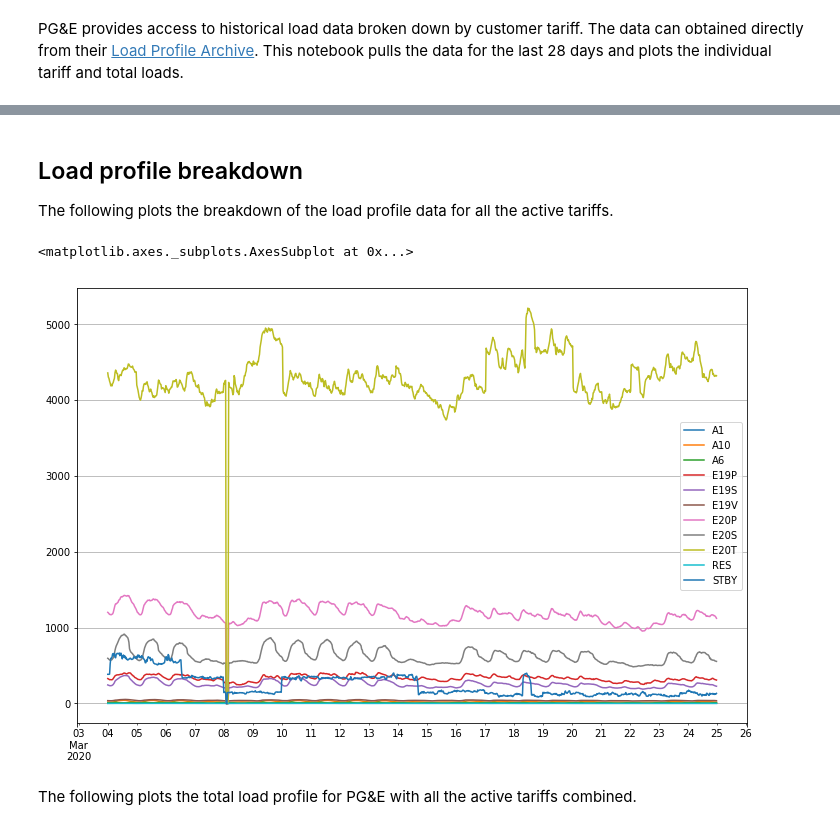
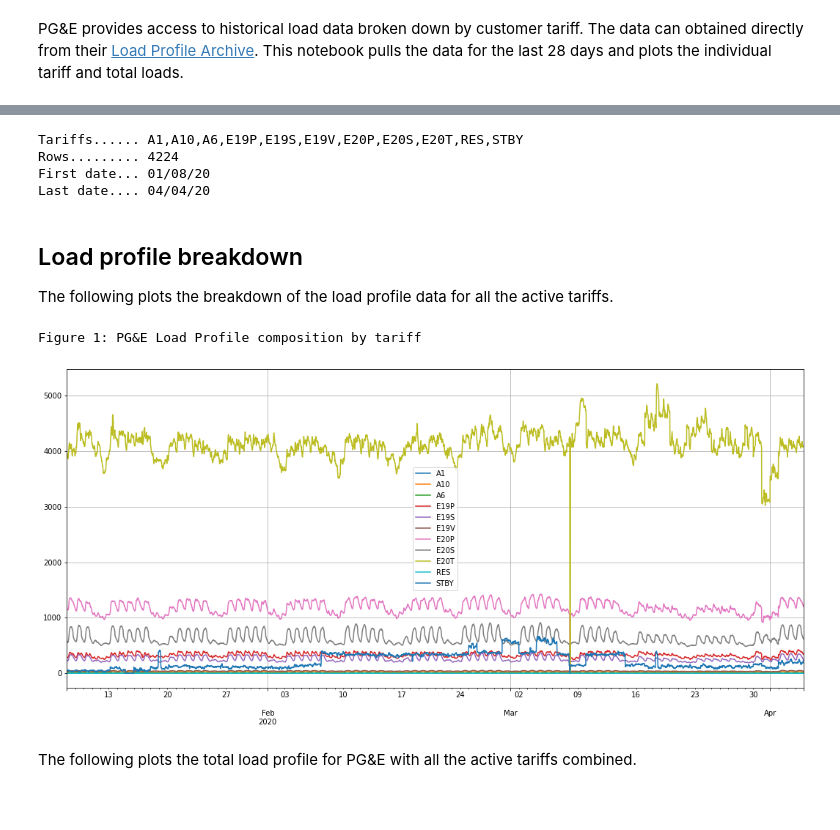
Before and after one commit to slacgismo/load_composition_analysis, a Jupyter notebook: data/PG&E Load Profile.ipynb, the cells around one changed output, grey strips where cells are left out. Saved outputs shown, nothing was run; the diff lists cells and outputs as text; code cells hidden in the pictures; blank space fills up the shorter version.

```diff
--- a/data/PG&E Load Profile.ipynb
+++ b/data/PG&E Load Profile.ipynb
@@ -27,23 +29,16 @@ Consequently, the affected columns are deleted in the data loaded from PG&E's ar
+# %%
+Ndays = 92 # roughly 3 months
 # %%
 # load PG&E data from the load profile archive
 import pgande
 from datetime import timedelta
 
+length = timedelta(days=Ndays)
 stop = datetime.now().strftime('%m/%d/%y')
-length = timedelta(days=28)
 start = (datetime.now()-length).strftime('%m/%d/%y')
 
 data = pgande.get_loads(start,stop)
 
-# plot of the raw data
-data.plot(figsize=(12,8),grid=True)
-
 # drop columns that are redundant (see above)
 data.drop(columns=["E1","S19","S1M","S1S","S20","S9M"],inplace=True)
-
-# report results
-print('Columns......',','.join(list(data.columns)))
-print('Rows.........',data.shape[0])
-print('First date...',data.index.min().strftime('%m/%d/%y'))
-print('Last date....',data.index.max().strftime('%m/%d/%y'))
 # %% [output]
@@ -62,12 +50,24 @@ Last date.... 03/24/20
+# %%
+# report results
+print('Tariffs......',','.join(list(data.columns)))
+print('Rows.........',data.shape[0])
+print('First date...',data.index.min().strftime('%m/%d/%y'))
+print('Last date....',data.index.max().strftime('%m/%d/%y'))
+# %% [output]
+Tariffs...... A1,A10,A6,E19P,E19S,E19V,E20P,E20S,E20T,RES,STBY
+Rows......... 4224
+First date... 01/08/20
+Last date.... 04/04/20
 # %% [markdown]
 ## Load profile breakdown
 
 The following plots the breakdown of the load profile data for all the active tariffs.
 # %%
-data.plot(figsize=(12,8),grid=True)
+data.plot(figsize=(18,8),grid=True)
+print("Figure 1: PG&E Load Profile composition by tariff")
 # %% [output]
-<matplotlib.axes._subplots.AxesSubplot at 0x...>
+Figure 1: PG&E Load Profile composition by tariff
-[figure, old version]
+[figure, new version]
 # %% [markdown]
 The following plots the total load profile for PG&E with all the active tariffs combined.
 # %%
```
Also changed, not shown: parts of 4 cells of this notebook.
